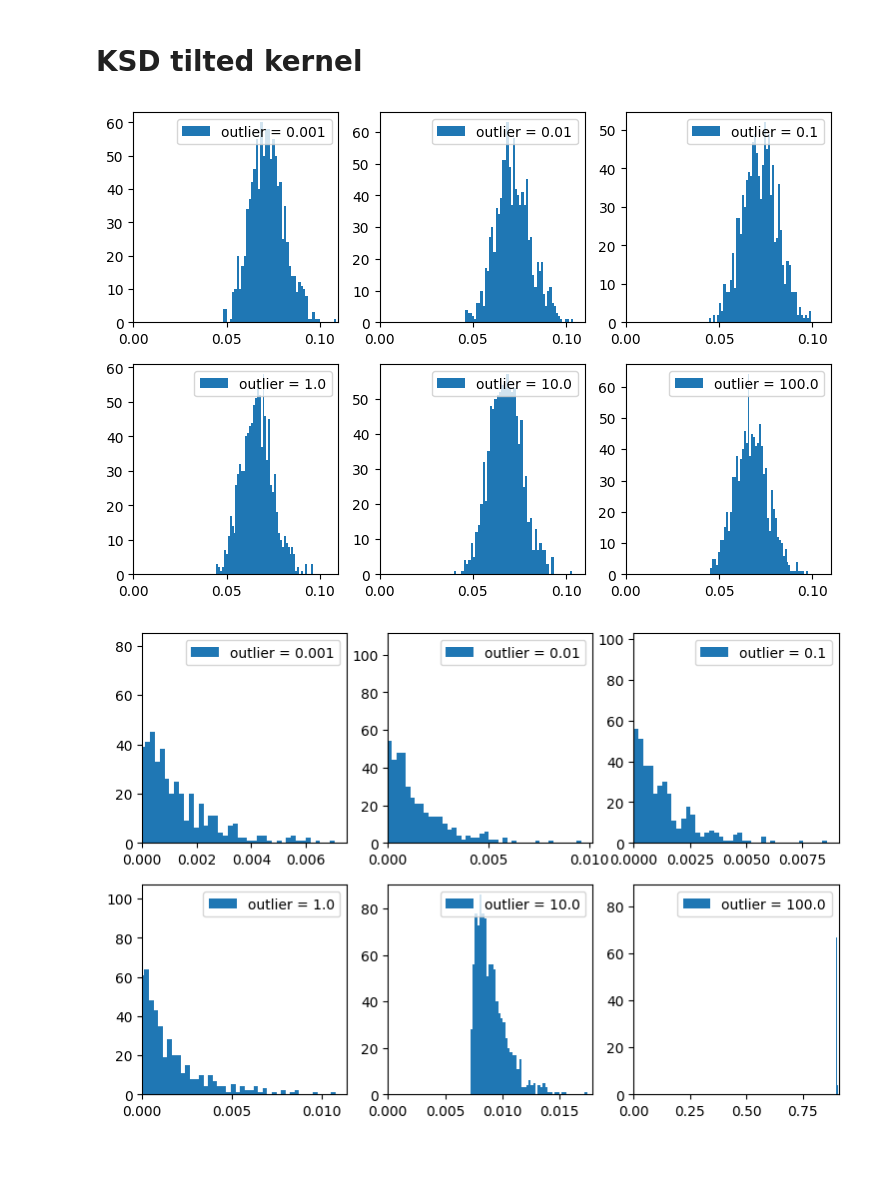
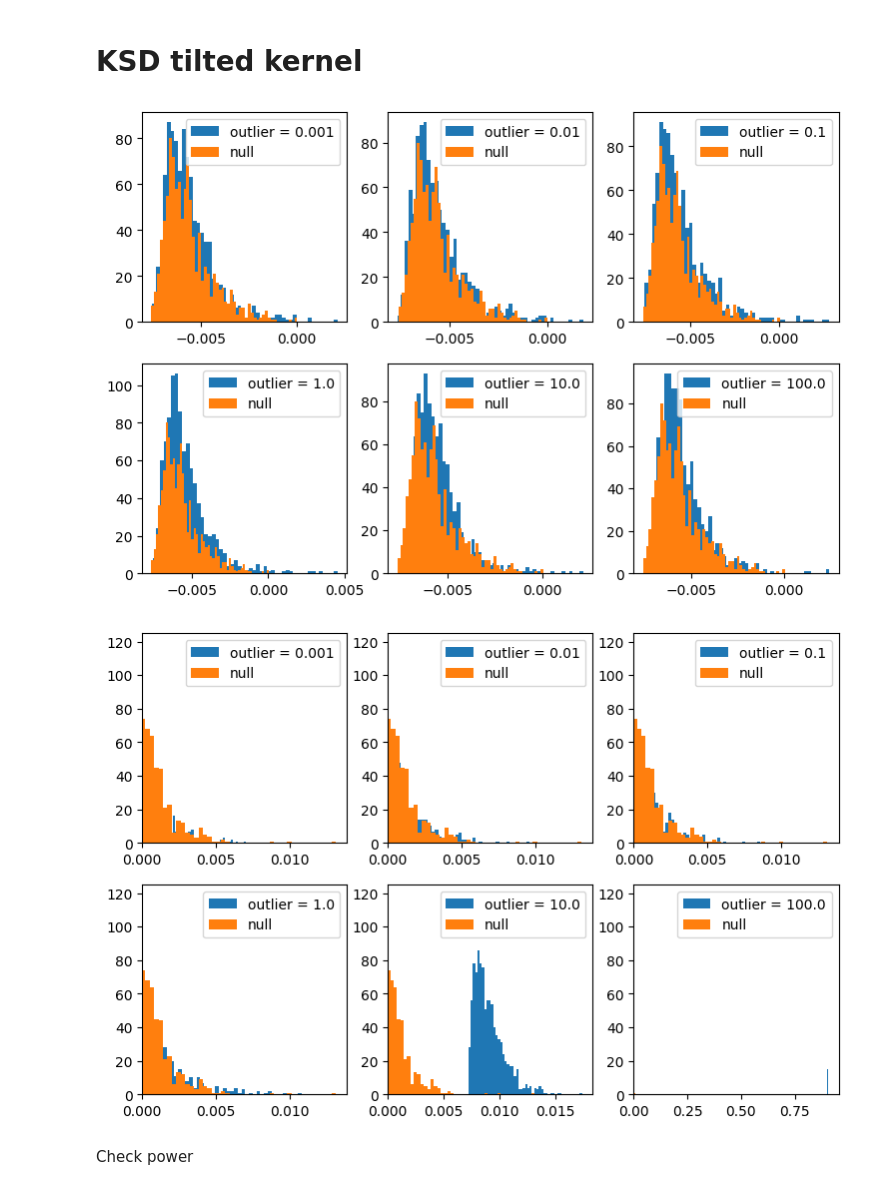
Before and after one commit to XingLLiu/robust-kernel-test, a Jupyter notebook: notebooks/simple_test.ipynb, the cells around one changed output. Saved outputs shown, nothing was run; the diff lists cells and outputs as text; code cells hidden in the pictures; blank space fills up the shorter version.

Commit message:
fix bug in tilted kernel

```diff
--- a/notebooks/simple_test.ipynb
+++ b/notebooks/simple_test.ipynb
@@ -61,7 +61,7 @@ def stats_against_outliers(outliers_ls, kernel_name, nreps, eps=0.01, dim=1, n=1
         ###
 
         if kernel_name == "tilted":
-            score_weight_fn = kernels.ScoreWeightFunction(score_fn)
+            score_weight_fn = kernels.PolyWeightFunction()
             kernel0 = kernels.RBF(sigma_sq=2.)
             kernel = kernels.TiltedKernel(kernel=kernel0, weight_fn=score_weight_fn)
         elif kernel_name == "rbf":
@@ -109,7 +109,11 @@ np.random.seed(2024)
 #     stats_ls_all_ol.append(stat_ls)
 # %%
 outliers_ls = [0.001, 0.01, 0.1, 1., 10., 100.]
+# %%
+stats_ls_all_ol_tilted_null = stats_against_outliers([0.], "tilted", eps=0., nreps=1000)
 # %%
 stats_ls_all_ol_tilted = stats_against_outliers(outliers_ls, "tilted", nreps=1000)
+# %%
+stats_ls_all_ol_rbf_null = stats_against_outliers([0.], "rbf", eps=0., nreps=1000)
 # %%
 stats_ls_all_ol_rbf = stats_against_outliers(outliers_ls, "rbf", nreps=1000)
@@ -119,0 +120,3 @@ res_ol = {"tilted": stats_ls_all_ol_tilted, "rbf": stats_ls_all_ol_rbf}
+# %%
+res_ol = {"tilted": stats_ls_all_ol_tilted, "rbf": stats_ls_all_ol_rbf,
+          "tilted_null": stats_ls_all_ol_tilted_null, "rbf_null": stats_ls_all_ol_rbf_null}
@@ -120,22 +126,26 @@ res_ol = {"tilted": stats_ls_all_ol_tilted, "rbf": stats_ls_all_ol_rbf}
 # %%
 # true sampling distribution
 figs, axes = plt.subplots(nrows=2, ncols=3, figsize=(9, 6))
 
 for i, ww in enumerate(outliers_ls):
     ax = axes.flatten()[i]
-    ax.hist(stats_ls_all_ol_tilted[i], bins=50, label=f"outlier = {ww}")
-    ax.set_xlim(0., 0.11)
+    ax.hist(res_ol["tilted"][i], bins=50, label=f"outlier = {ww}")
+    ax.hist(res_ol["tilted_null"][0], bins=50, label=f"null")
+    # ax.set_xlim(0., 0.11)
     ax.legend()
 # %% [output]
-[figure, old version]
+[figure, new version]
 # %%
 # true sampling distribution
 figs, axes = plt.subplots(nrows=2, ncols=3, figsize=(9, 6))
 
 for i, ww in enumerate(outliers_ls):
     ax = axes.flatten()[i]
-    ax.hist(stats_ls_all_ol_rbf[i], bins=50, label=f"outlier = {ww}")
+    ax.hist(res_ol["rbf"][i], bins=50, label=f"outlier = {ww}")
+    ax.hist(res_ol["rbf_null"][0], bins=50, label=f"null")
     ax.set_xlim(0.)
     ax.legend()
 # %% [output]
-[figure, old version]
+[figure, new version]
+# %% [markdown]
+Check power
```
Also changed, not shown: parts of 11 cells of this notebook, 1 other file.
